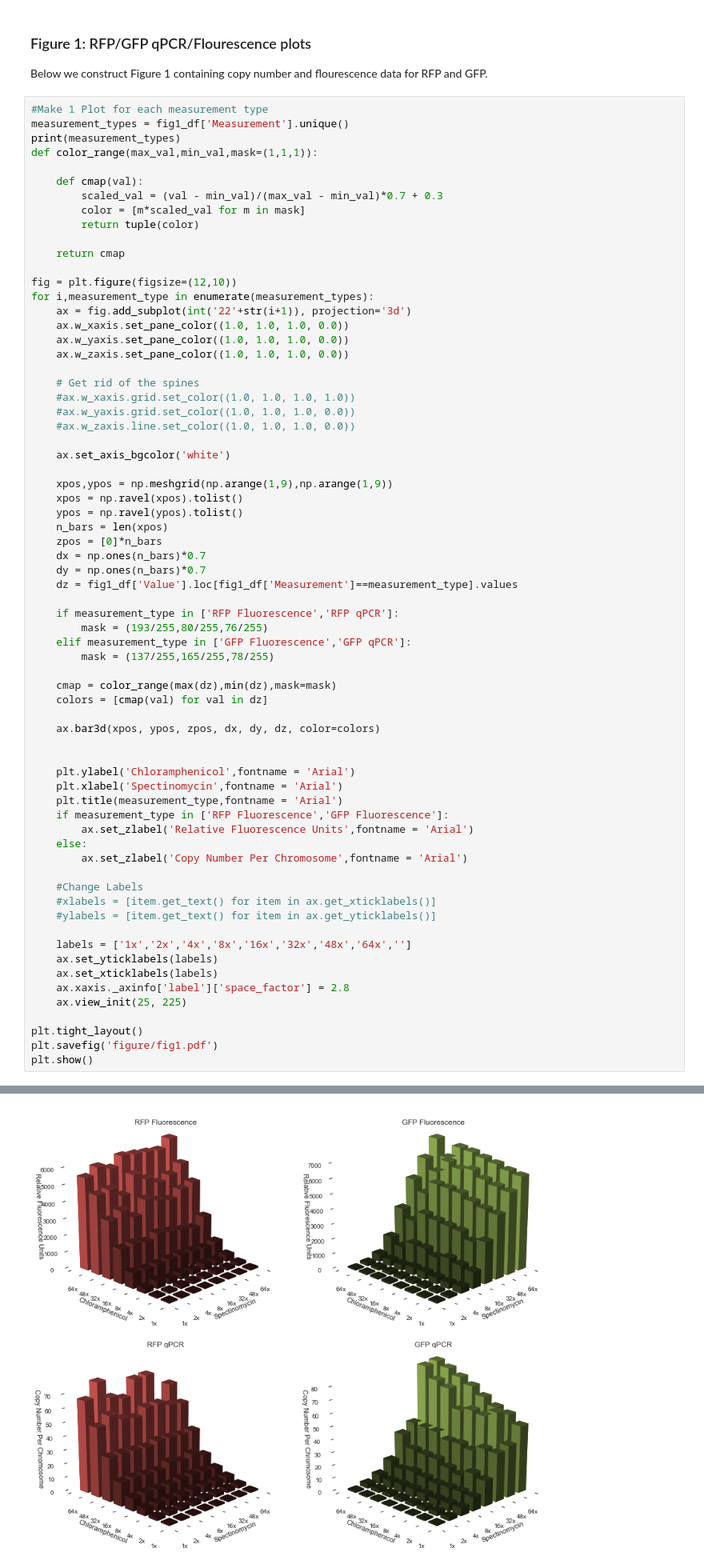
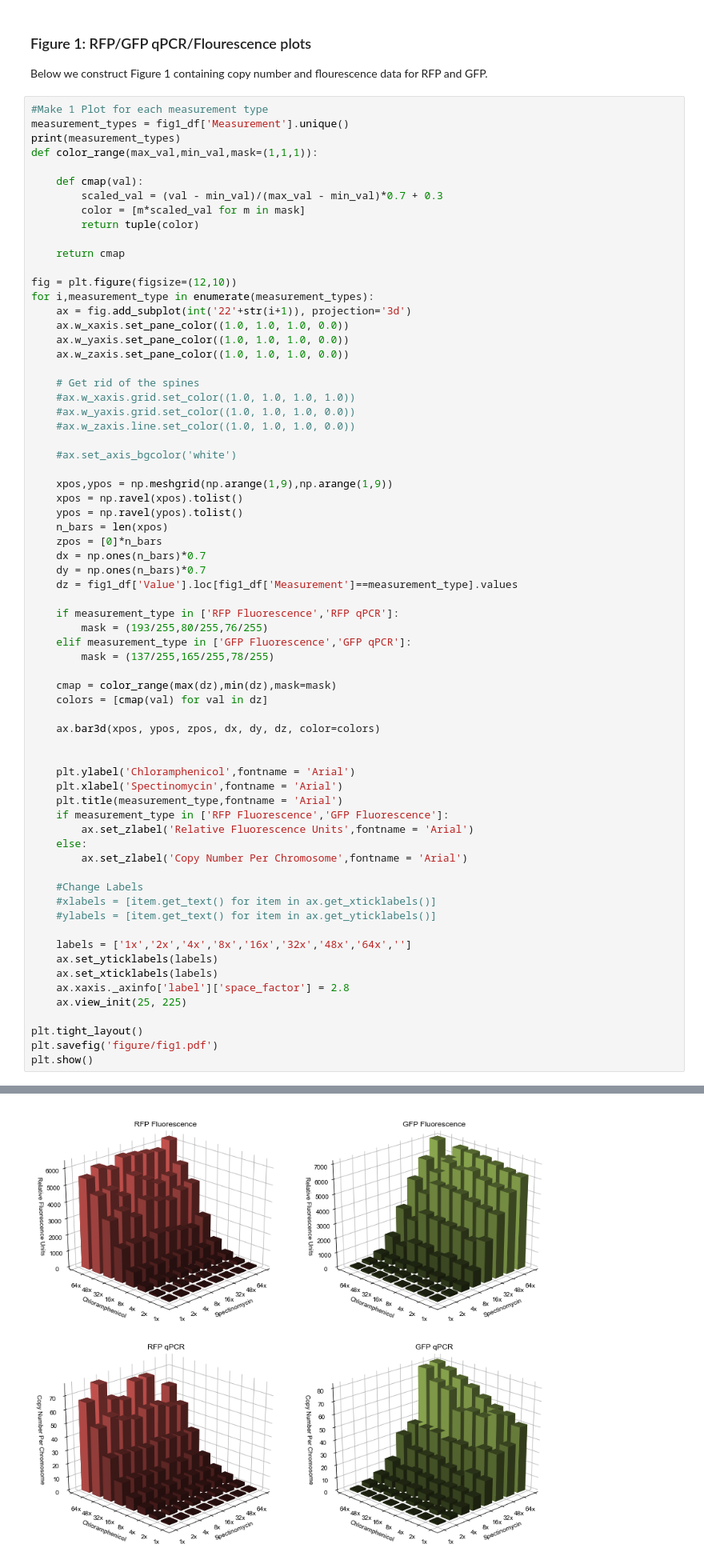
Before and after one commit to JBEI/PIACE, a Jupyter notebook: PIACE Machine Learning Models.ipynb, the cells around one changed output, grey strips where cells are left out. Shown: that part at 80% size. Drawn from its saved outputs; the diff is of its cells as text.

```diff
--- a/PIACE Machine Learning Models.ipynb
+++ b/PIACE Machine Learning Models.ipynb
@@ -148,7 +148,7 @@ for i,measurement_type in enumerate(measurement_types):
     #ax.w_yaxis.grid.set_color((1.0, 1.0, 1.0, 0.0))
     #ax.w_zaxis.line.set_color((1.0, 1.0, 1.0, 0.0))
 
-    ax.set_axis_bgcolor('white')
+    #ax.set_axis_bgcolor('white')
 
     xpos,ypos = np.meshgrid(np.arange(1,9),np.arange(1,9))
     xpos = np.ravel(xpos).tolist()
@@ -166,34 +166,34 @@ for i,measurement_type in enumerate(measurement_types):
 
     cmap = color_range(max(dz),min(dz),mask=mask)
     colors = [cmap(val) for val in dz]
 
     ax.bar3d(xpos, ypos, zpos, dx, dy, dz, color=colors)
 
 
     plt.ylabel('Chloramphenicol',fontname = 'Arial')
     plt.xlabel('Spectinomycin',fontname = 'Arial')
     plt.title(measurement_type,fontname = 'Arial')
     if measurement_type in ['RFP Fluorescence','GFP Fluorescence']:
         ax.set_zlabel('Relative Fluorescence Units',fontname = 'Arial')
     else:
         ax.set_zlabel('Copy Number Per Chromosome',fontname = 'Arial')
 
     #Change Labels
     #xlabels = [item.get_text() for item in ax.get_xticklabels()]
     #ylabels = [item.get_text() for item in ax.get_yticklabels()]
 
     labels = ['1x','2x','4x','8x','16x','32x','48x','64x','']
     ax.set_yticklabels(labels)
     ax.set_xticklabels(labels)
     ax.xaxis._axinfo['label']['space_factor'] = 2.8
     ax.view_init(25, 225)
 
 plt.tight_layout()
 plt.savefig('figure/fig1.pdf')
 plt.show()
 # %% [output]
 ['RFP Fluorescence' 'GFP Fluorescence' 'RFP qPCR' 'GFP qPCR']
-[figure, old version]
+[figure, new version]
 # %% [markdown]
 ### Figure 2: Copy Number vs. Isopentenol Production
 # %%
```
Also changed, not shown: parts of 7 cells of this notebook, 14 other files.
